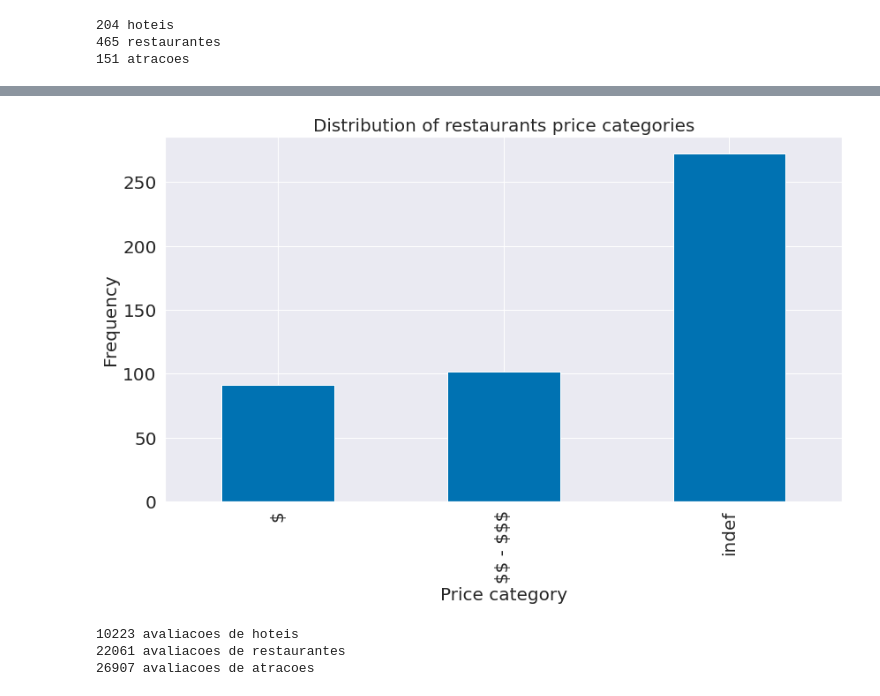
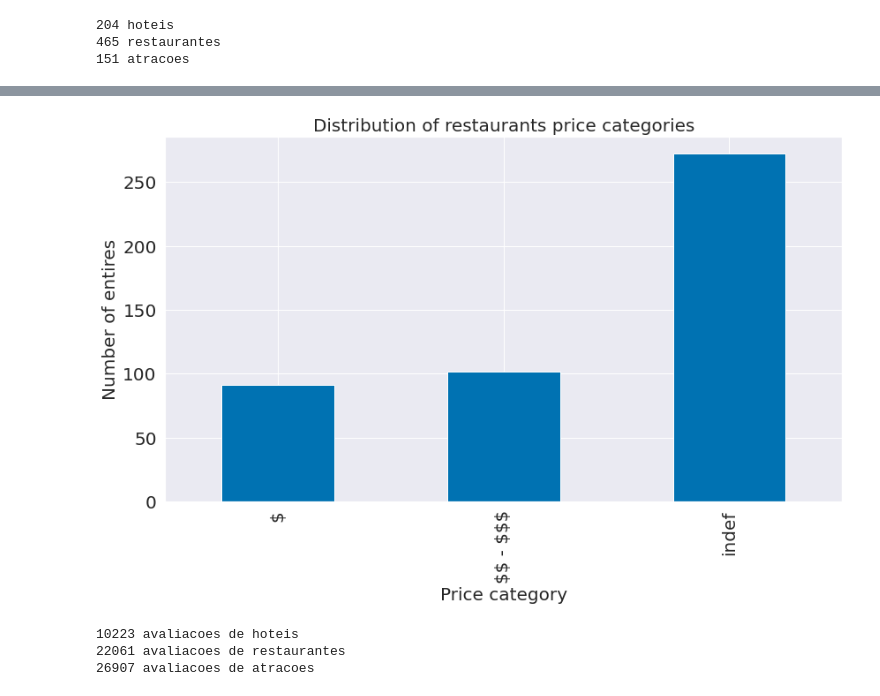
Before and after one commit to viengg/tripadvisor-scraper, a Jupyter notebook: analysis.ipynb, the cells around one changed output, grey strips where cells are left out. Drawn from its saved outputs; the diff is of its cells as text; code cells hidden in the pictures.

```diff
--- a/analysis.ipynb
+++ b/analysis.ipynb
@@ -86,12 +86,12 @@ plt.savefig('graficos/en-grafico1.png')
 # %%
 restaurantes.groupby('categoria_preco')['nome'].count().plot.bar()
 plt.xlabel('Price category')
-plt.ylabel('Frequency')
+plt.ylabel('Number of entires')
 plt.title('Distribution of restaurants price categories')
 plt.tight_layout()
 plt.savefig('graficos/en-grafico2.png')
 # %% [output]
-[figure, old version]
+[figure, new version]
 # %%
 avaliacoes_hoteis = pd.concat([op_aval_hotel, mar_aval_hotel], ignore_index=True)
 avaliacoes_restaurantes = pd.concat([op_aval_rest, mar_aval_rest], ignore_index=True)
```
Also changed, not shown: parts of 1 cell of this notebook, 2 other files.
